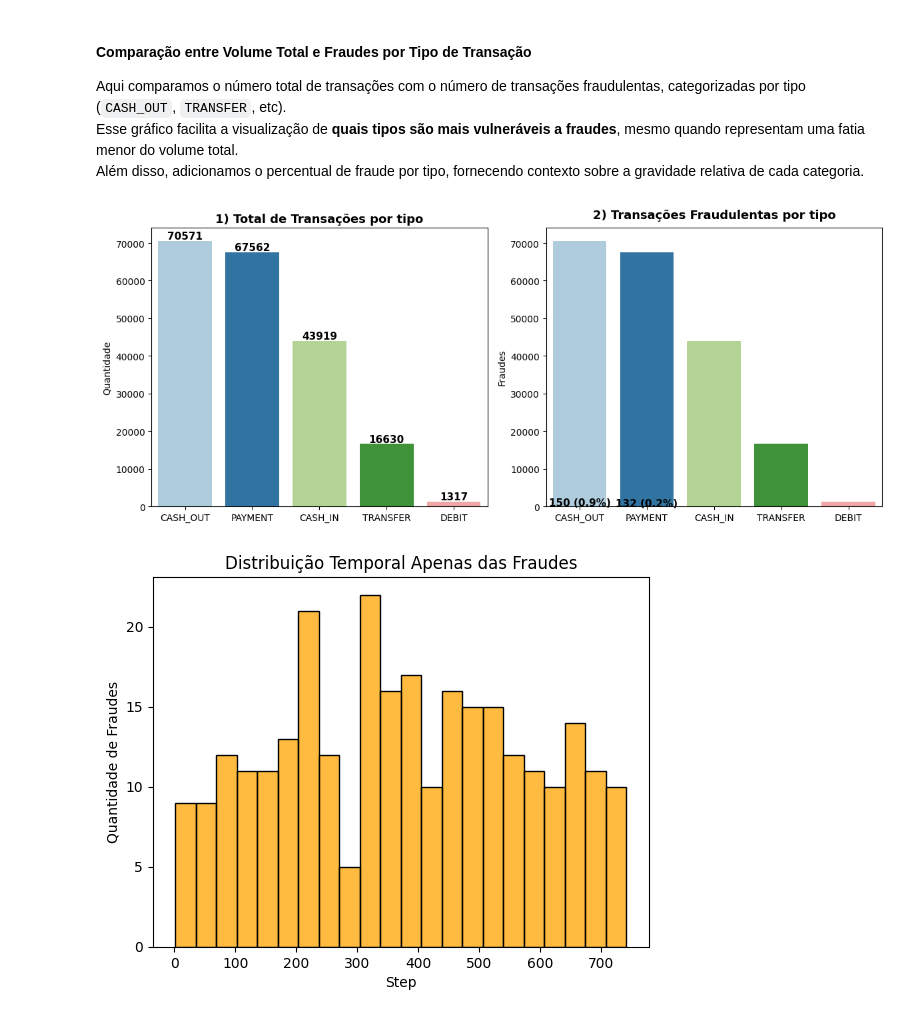
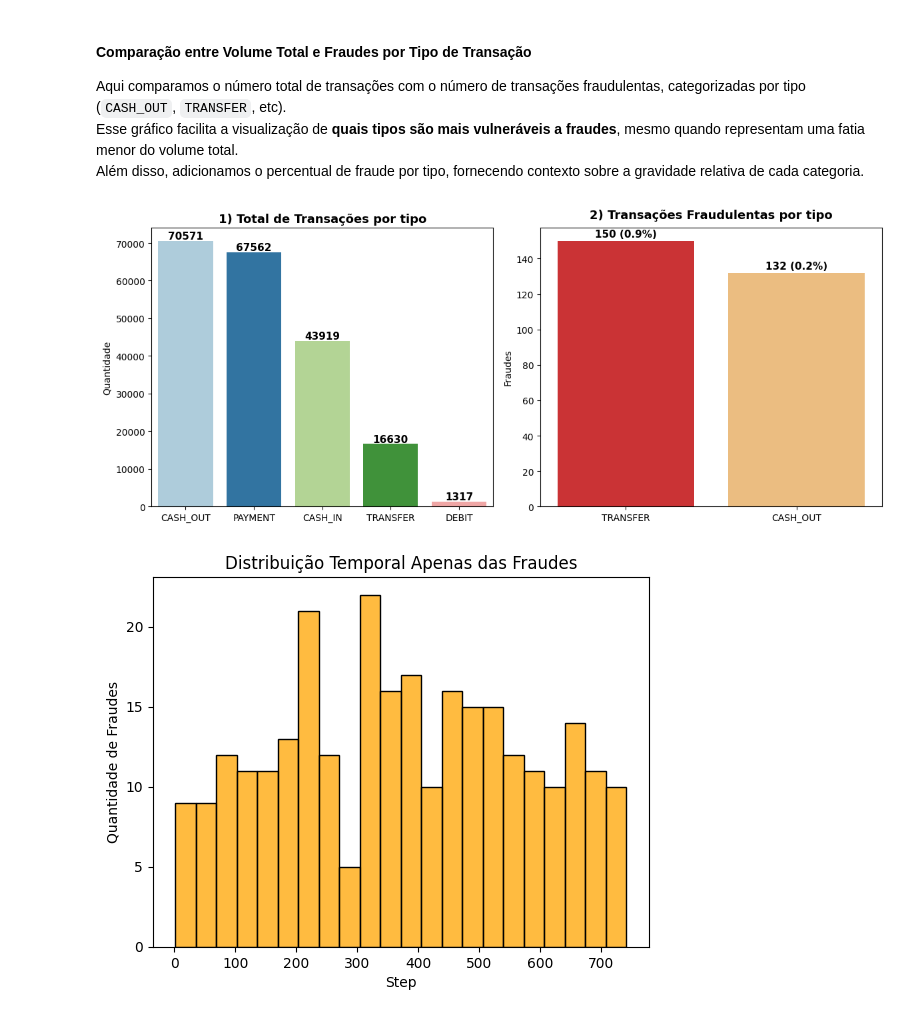
Before and after one commit to Gajustino/Projeto-deteccao-fraudes, a Jupyter notebook: project.ipynb, the cells around one changed output. Cells and saved outputs as stored; diff of their text form; code cells hidden in the pictures.

```diff
--- a/project.ipynb
+++ b/project.ipynb
@@ -111,35 +111,35 @@ pct_type = (fraud_type / tot_type * 100).round(1)
 # Paletas de cores para diferenciar os dois gráficos
 plt_total = ["#A6CEE3", "#1F78B4", "#B2DF8A", "#33A02C", "#FB9A99"]
 plt_fraud = ["#E31A1C", "#FDBF6F", "#FF7F00", "#CAB2D6", "#6A3D9A"]
 
 plt.figure(figsize=(12, 5))
 
 # Gráfico 1 - Total de transações por tipo
 plt.subplot(1, 2, 1)
 sns.barplot(x=tot_type.index, y=tot_type.values, hue=tot_type.index, palette=plt_total[:len(tot_type)], legend=False)
 plt.title("1) Total de Transações por tipo", fontsize=13, fontweight="bold")
 plt.ylabel("Quantidade")
 plt.xlabel("")
 plt.xticks(rotation=0)
 for i, v in enumerate(tot_type.values):
     plt.text(i, v + 500, f"{v}", ha="center", fontsize=11, fontweight="bold")
 
 # Gráfico 2 - Transações fraudulentas por tipo
 plt.subplot(1, 2, 2)
-sns.barplot(x=tot_type.index, y=tot_type.values, hue=tot_type.index, palette=plt_total[:len(tot_type)], legend=False)
+sns.barplot(x=fraud_type.index, y=fraud_type.values, hue=fraud_type.index, palette=plt_fraud[:len(fraud_type)], legend=False)
 plt.title("2) Transações Fraudulentas por tipo", fontsize=13, fontweight="bold", pad=10)
 plt.ylabel("Fraudes")
 plt.xlabel("")
 plt.xticks(rotation=0)
 for i, v in enumerate(fraud_type.values):
     pct = pct_type[fraud_type.index[i]]
     plt.text(i, v + 2, f"{v} ({pct}%)", ha="center", fontsize=11, fontweight="bold")
 
 # Ajuste para evitar sobreposição
 plt.tight_layout()
 plt.show()
 # %% [output]
-[figure, old version]
+[figure, new version]
 # %%
 # Aqui visualizamos em quais períodos (steps) ocorreram mais fraudes ao longo da simulação.
 # Isso ajuda a identificar picos de atividade fraudulenta e padrões temporais de risco.
```
Also changed, not shown: parts of 3 cells of this notebook.
